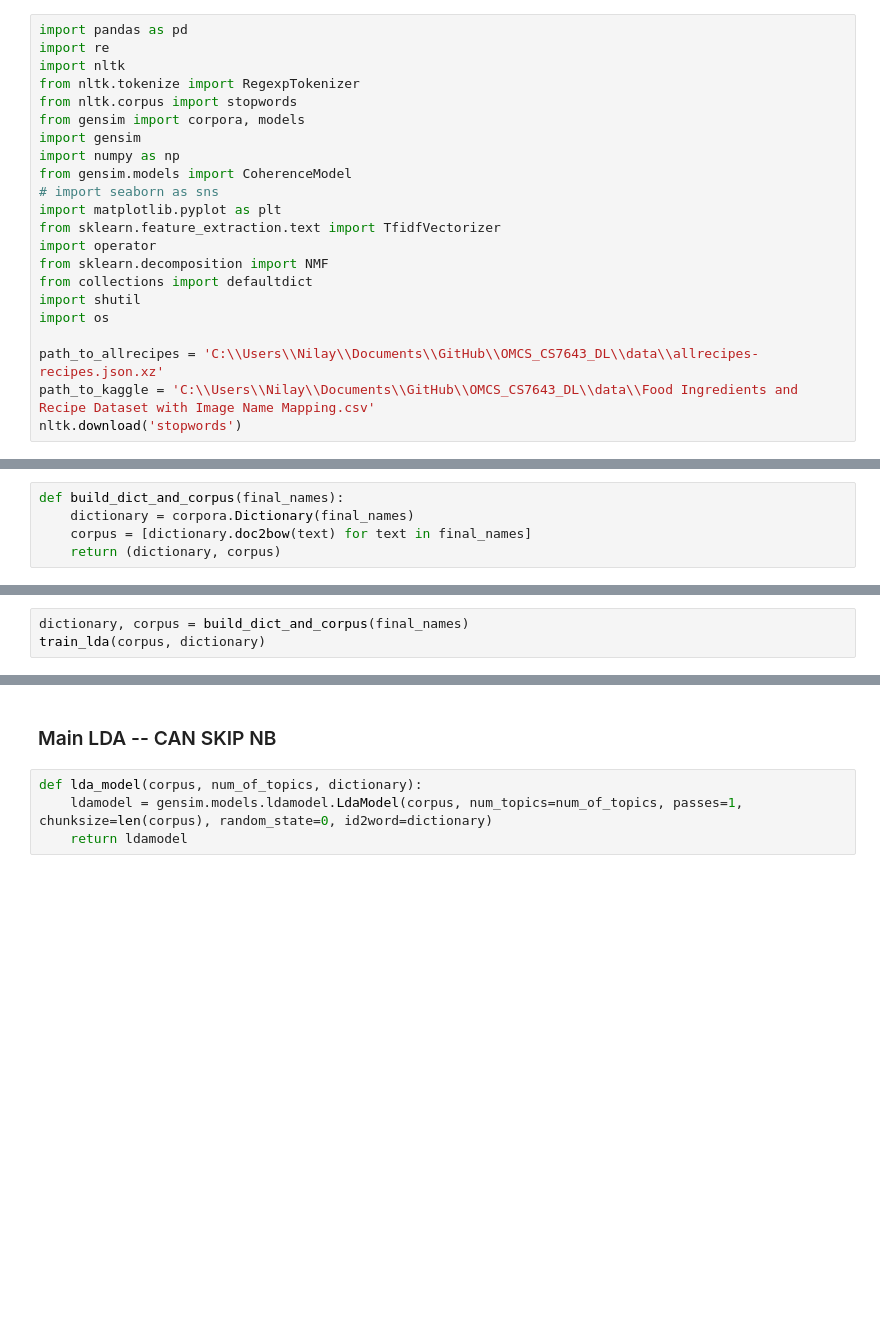
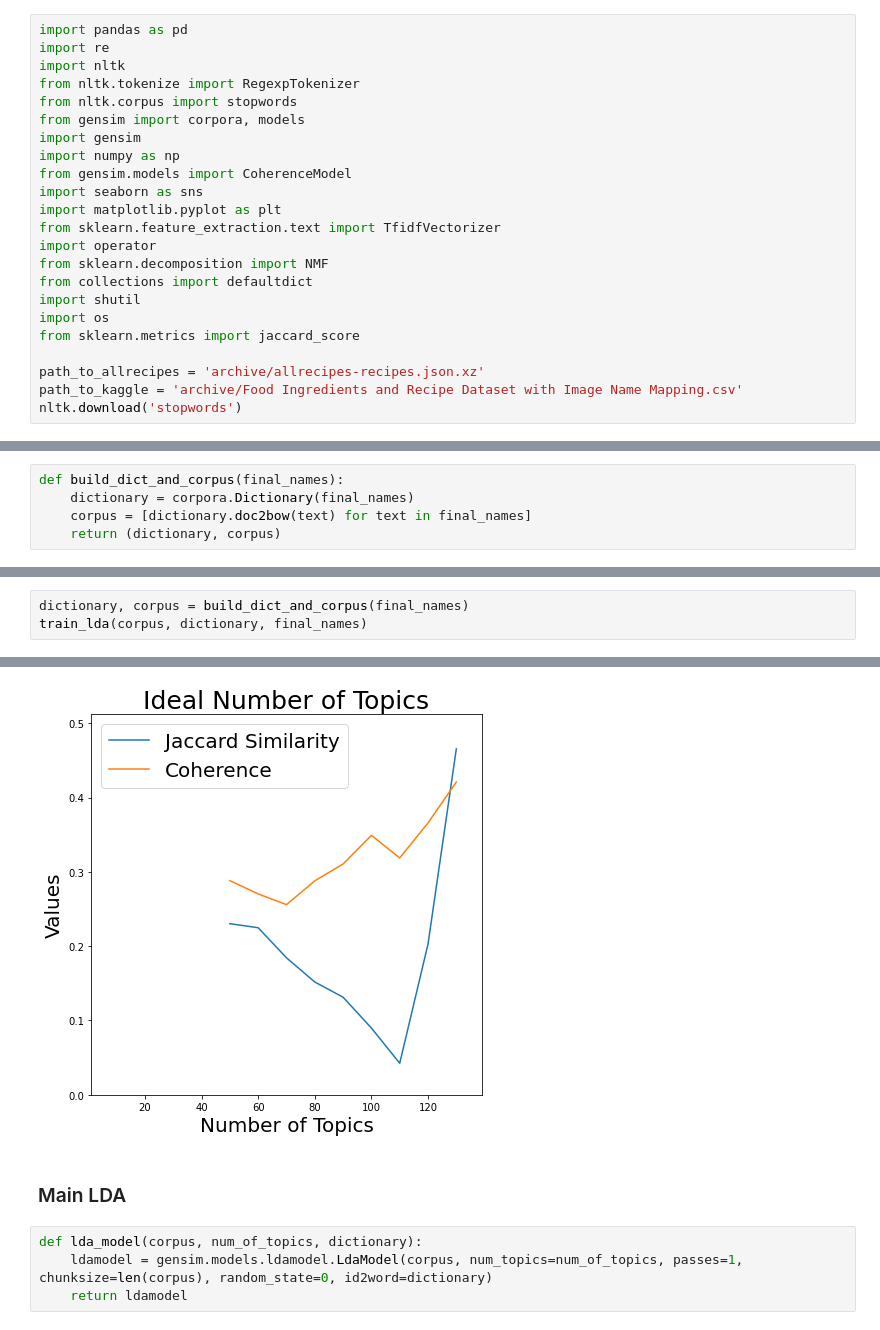
Before and after one commit to ugan9eds/OMCS_CS7643_DL, a Jupyter notebook: code/Topic_Modeling.ipynb, the cells around one changed output, grey strips where cells are left out. Cells and saved outputs as stored; diff of their text form; blank space fills up the shorter version.

```diff
--- a/code/Topic_Modeling.ipynb
+++ b/code/Topic_Modeling.ipynb
@@ -8,7 +8,7 @@ from gensim import corpora, models
 import gensim
 import numpy as np
 from gensim.models import CoherenceModel
-# import seaborn as sns
+import seaborn as sns
 import matplotlib.pyplot as plt
 from sklearn.feature_extraction.text import TfidfVectorizer
 import operator
@@ -16,9 +16,10 @@ from sklearn.decomposition import NMF
 from collections import defaultdict
 import shutil
 import os
+from sklearn.metrics import jaccard_score
 
-path_to_allrecipes = 'C:\\Users\\Nilay\\Documents\\GitHub\\OMCS_CS7643_DL\\data\\allrecipes-recipes.json.xz'
-path_to_kaggle = 'C:\\Users\\Nilay\\Documents\\GitHub\\OMCS_CS7643_DL\\data\\Food Ingredients and Recipe Dataset with Image Name Mapping.csv'
+path_to_allrecipes = 'archive/allrecipes-recipes.json.xz'
+path_to_kaggle = 'archive/Food Ingredients and Recipe Dataset with Image Name Mapping.csv'
 nltk.download('stopwords')
 # %% [output]
 [nltk_data] Downloading package stopwords to
@@ -144,5 +140,5 @@ def train_lda(corpus, dictionary, final_names):
     plt.show()
 # %%
 dictionary, corpus = build_dict_and_corpus(final_names)
-train_lda(corpus, dictionary)
+train_lda(corpus, dictionary, final_names)
 # %% [output]
@@ -150,5 +162,6 @@ TypeError: train_lda() missing 1 required positional argument: 'final_names'
+[figure, added]
 # %% [markdown]
-### Main LDA -- CAN SKIP NB
+### Main LDA
 # %%
 def lda_model(corpus, num_of_topics, dictionary):
     ldamodel = gensim.models.ldamodel.LdaModel(corpus, num_topics=num_of_topics, passes=1, chunksize=len(corpus), random_state=0, id2word=dictionary)
```
Also changed, not shown: parts of 18 cells of this notebook.
